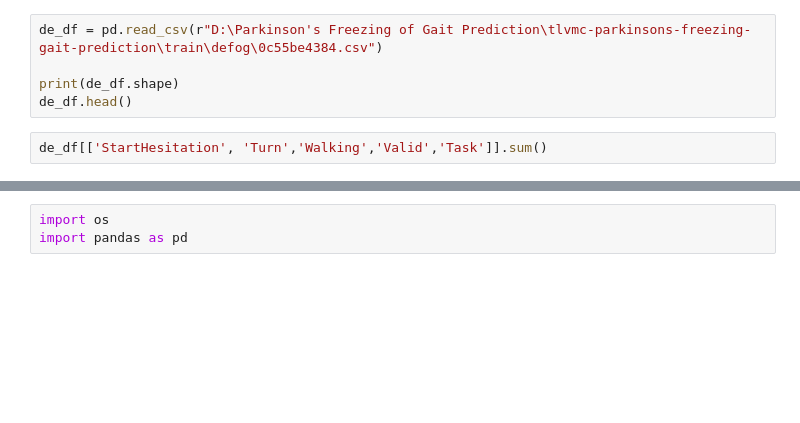
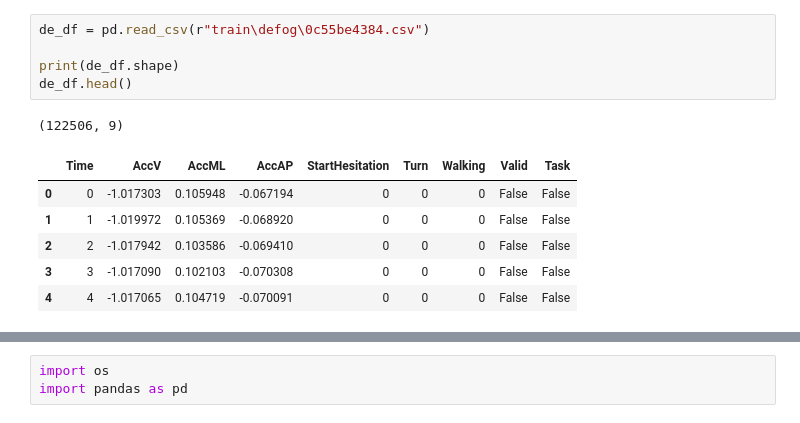
Before and after one commit to keulreobeu/jinholee_Portfolio, a Jupyter notebook: Parkinson's Freezing of Gait Prediction/EDA.ipynb, the cells around one changed output, grey strips where cells are left out. Drawn from its saved outputs; the diff is of its cells as text; blank space fills up the shorter version.

```diff
--- a/Parkinson's Freezing of Gait Prediction/EDA.ipynb
+++ b/Parkinson's Freezing of Gait Prediction/EDA.ipynb
@@ -10,7 +18,13 @@ df.head()
 # %%
-de_df = pd.read_csv(r"D:\Parkinson's Freezing of Gait Prediction\tlvmc-parkinsons-freezing-gait-prediction\train\defog\0c55be4384.csv")
+de_df = pd.read_csv(r"train\defog\0c55be4384.csv")
 
 print(de_df.shape)
 de_df.head()
+# %% [output]
+(122506, 9)
+|  | Time | AccV | AccML | AccAP | StartHesitation | Turn | Walking | Valid | Task |
+| 0 | 0 | -1.017303 | 0.105948 | -0.067194 | 0 | 0 | 0 | False | False |
+| 1 | 1 | -1.019972 | 0.105369 | -0.068920 | 0 | 0 | 0 | False | False |
+| 2 | 2 | -1.017942 | 0.103586 | -0.069410 | 0 | 0 | 0 | False | False |
+| 3 | 3 | -1.017090 | 0.102103 | -0.070308 | 0 | 0 | 0 | False | False |
+| 4 | 4 | -1.017065 | 0.104719 | -0.070091 | 0 | 0 | 0 | False | False |
-# %%
-de_df[['StartHesitation', 'Turn','Walking','Valid','Task']].sum()
```
Also changed, not shown: parts of 34 cells of this notebook, 2 other files.
